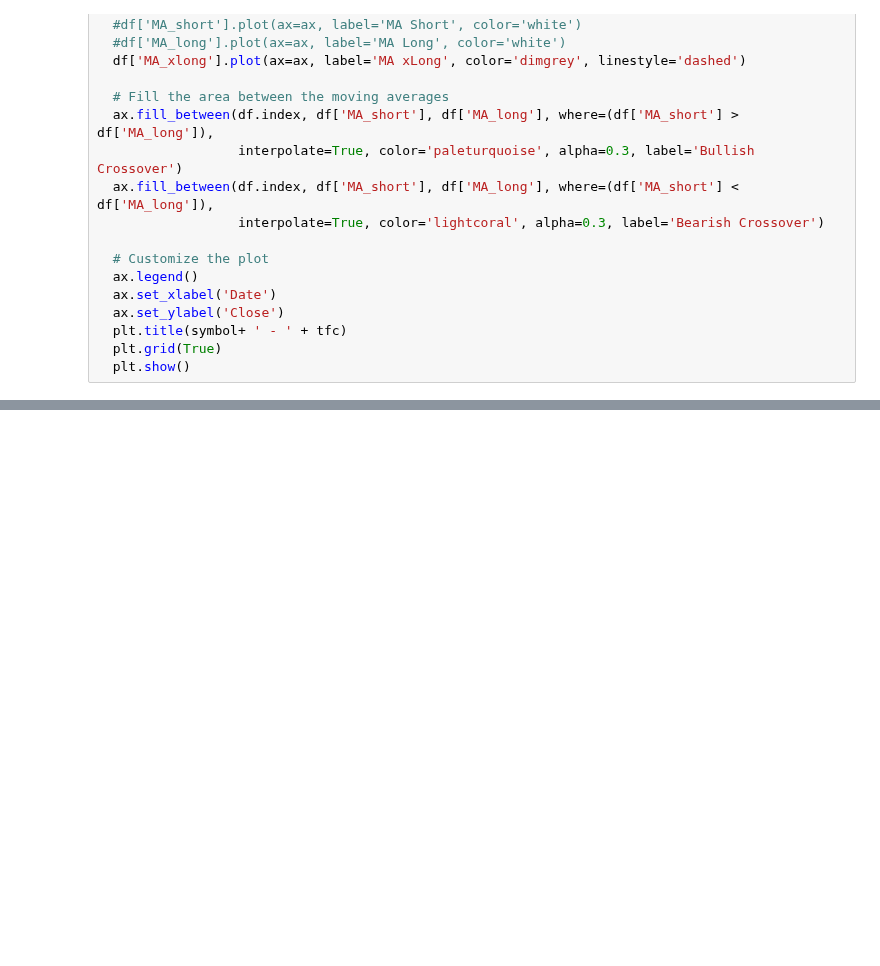
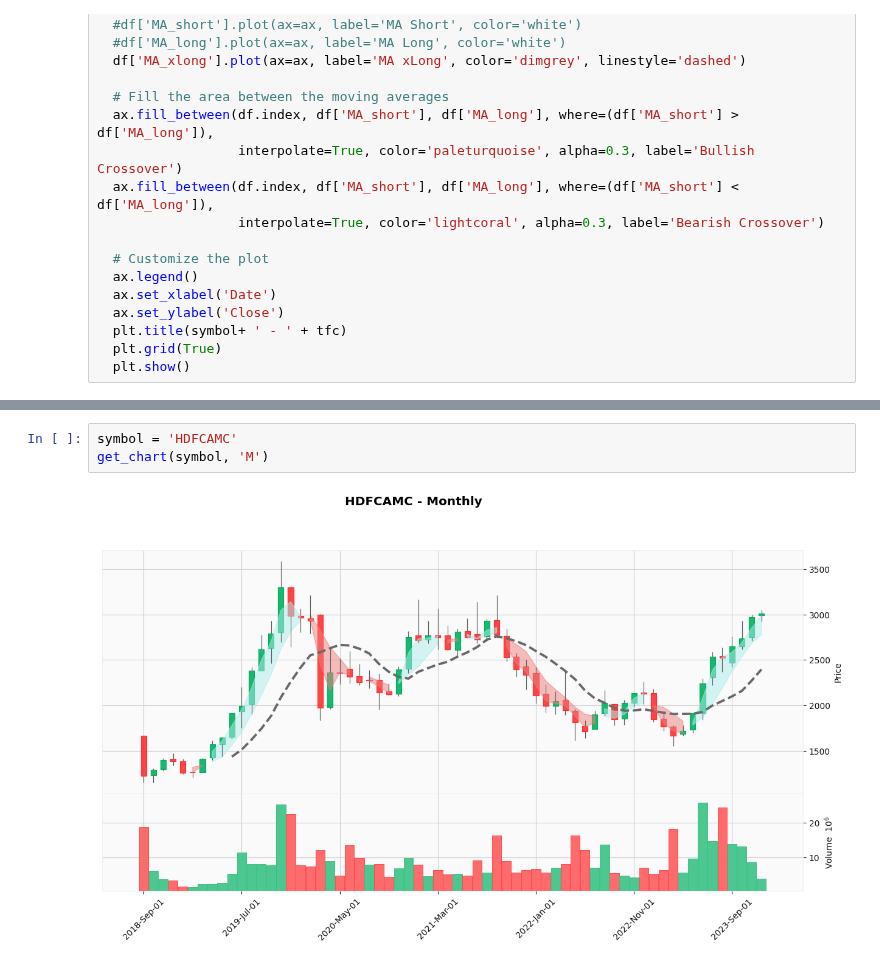
Before and after one commit to ankit-rathi/Quantvesting_v1, a Jupyter notebook: myStocks_Chart_Analysis.ipynb, the cells around one changed output, grey strips where cells are left out. Cells and saved outputs as stored; diff of their text form; blank space fills up the shorter version.

```diff
--- a/myStocks_Chart_Analysis.ipynb
+++ b/myStocks_Chart_Analysis.ipynb
@@ -110,5 +113,10 @@ def get_chart(symbol, tf):
   # mpf.plot(df, type='candle', style='yahoo', volume=True, title='Candlestick Chart with Volume', savefig='chart.png')
 
   mpf.show()
+# %%
+symbol = 'HDFCAMC'
+get_chart(symbol, 'M')
+# %% [output]
+[figure, added]
 # %%
 get_chart(symbol, 'W')
```
Also changed, not shown: parts of 6 cells of this notebook.
